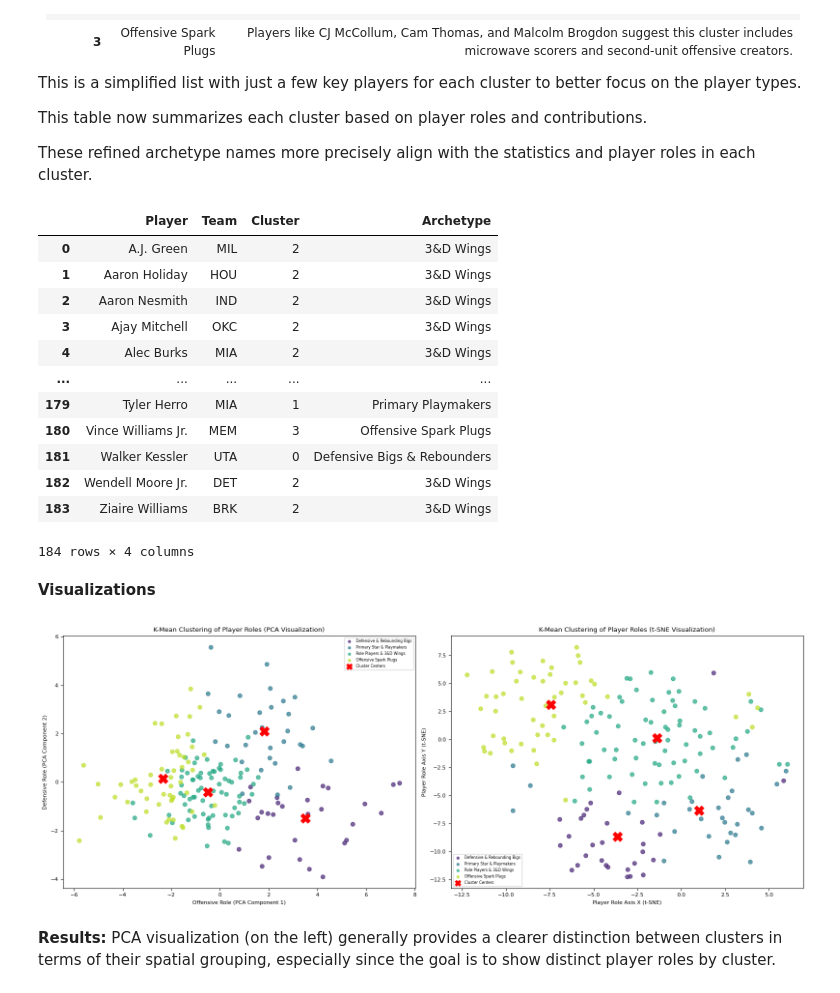
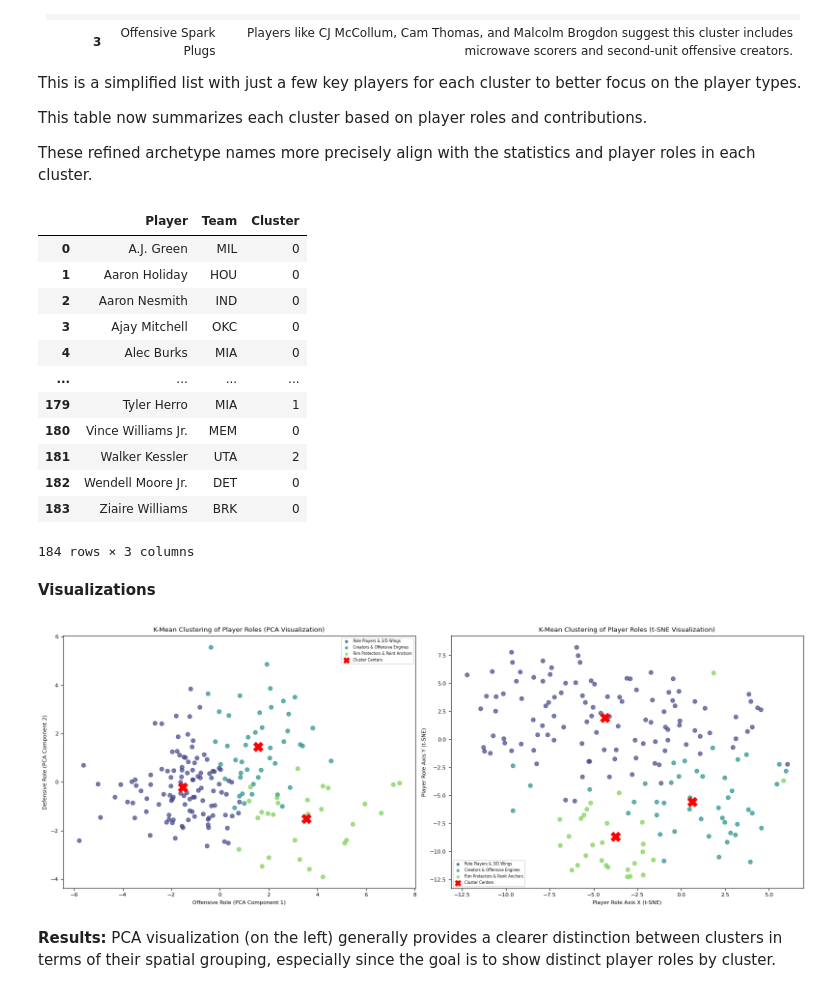
Before and after one commit to Makster04/Phase_4_Project, a Jupyter notebook: Project.ipynb, the cells around one changed output. Drawn from its saved outputs; the diff is of its cells as text; code cells hidden in the pictures.

```diff
--- a/Project.ipynb
+++ b/Project.ipynb
@@ -695,39 +695,37 @@ scaler = StandardScaler()
 X_scaled = scaler.fit_transform(X)
 
 # Perform clustering with 5 clusters
-kmeans = KMeans(n_clusters=4, random_state=42, n_init=10)
+kmeans = KMeans(n_clusters=3, random_state=42, n_init=10)
 processed_df['Cluster'] = kmeans.fit_predict(X_scaled)
 
 # Define Archetype Names
 archetype_map = {
-    0: "Defensive Bigs & Rebounders",
-    1: "Primary Playmakers",
-    2: "3&D Wings",
-    3: "Offensive Spark Plugs",
+    0: "Role Players & Utility Guards/Wings",
+    1: "Stars, Creators & Offensive Engines",
+    2: "Bigs, Rim Protectors & Paint Anchors",
 }
 
 # Map archetype names
-processed_df['Archetype'] = processed_df['Cluster'].map(archetype_map)
 
 # Display resulting clusters with archetypes
-clustered_players = processed_df[['Player', 'Team', 'Cluster', "Archetype"]].sort_values(by='Player')
+clustered_players = processed_df[['Player', 'Team', 'Cluster']].sort_values(by='Player')
 
 # Show the clustered players as a table
 clustered_players
 # %% [output]
-|  | Player | Team | Cluster | Archetype |
-| 0 | A.J. Green | MIL | 2 | 3&D Wings |
-| 1 | Aaron Holiday | HOU | 2 | 3&D Wings |
-| 2 | Aaron Nesmith | IND | 2 | 3&D Wings |
-| 3 | Ajay Mitchell | OKC | 2 | 3&D Wings |
-| 4 | Alec Burks | MIA | 2 | 3&D Wings |
-| ... | ... | ... | ... | ... |
-| 179 | Tyler Herro | MIA | 1 | Primary Playmakers |
-| 180 | Vince Williams Jr. | MEM | 3 | Offensive Spark Plugs |
-| 181 | Walker Kessler | UTA | 0 | Defensive Bigs & Rebounders |
-| 182 | Wendell Moore Jr. | DET | 2 | 3&D Wings |
-| 183 | Ziaire Williams | BRK | 2 | 3&D Wings |
+|  | Player | Team | Cluster |
+| 0 | A.J. Green | MIL | 0 |
+| 1 | Aaron Holiday | HOU | 0 |
+| 2 | Aaron Nesmith | IND | 0 |
+| 3 | Ajay Mitchell | OKC | 0 |
+| 4 | Alec Burks | MIA | 0 |
+| ... | ... | ... | ... |
+| 179 | Tyler Herro | MIA | 1 |
+| 180 | Vince Williams Jr. | MEM | 0 |
+| 181 | Walker Kessler | UTA | 2 |
+| 182 | Wendell Moore Jr. | DET | 0 |
+| 183 | Ziaire Williams | BRK | 0 |
-184 rows × 4 columns
+184 rows × 3 columns
 # %% [markdown]
 **Visualizations**
 # %%
@@ -739,11 +737,12 @@ from sklearn.cluster import KMeans
 from sklearn.preprocessing import StandardScaler
 import matplotlib.pyplot as plt
 
+# Standardize the data
 scaler = StandardScaler()
 X_scaled = scaler.fit_transform(X)
 
 # Perform KMeans clustering
-kmeans = KMeans(n_clusters=4, random_state=42)
+kmeans = KMeans(n_clusters=3, random_state=42)
 clusters = kmeans.fit_predict(X_scaled)
 centroids = kmeans.cluster_centers_
 
@@ -755,52 +754,49 @@ pca_centroids = pca.transform(centroids)
 # Perform t-SNE
 tsne = TSNE(n_components=2, perplexity=30, random_state=42)
 X_tsne = tsne.fit_transform(X_scaled)
-tsne_centroids = np.array([X_tsne[clusters == i].mean(axis=0) for i in range(4)])
+tsne_centroids = np.array([X_tsne[clusters == i].mean(axis=0) for i in range(3)])
 
-# Optional: Add cluster labels to the DataFrame
-
-# Archetype naming
+# Archetype naming for 3 clusters
 archetype_map = {
-    0: "Defensive & Rebounding Bigs",
-    1: "Primary Star & Playmakers",
-    2: "Role Players & 3&D Wings",
-    3: "Offensive Spark Plugs",
+    0: "Role Players & 3/D Wings",
+    1: "Creators & Offensive Engines",
+    2: "Rim Protectors & Paint Anchors",
 }
 
 # Plotting
 fig, axes = plt.subplots(1, 2, figsize=(16, 6))
-colors = plt.cm.viridis([0.1, 0.4, 0.6, 0.9])
+colors = plt.cm.viridis(np.linspace(0.2, 0.8, 3))  # 3 distinct colors
 
 # PCA Plot
-for cluster_id in range(4):
+for cluster_id in range(3):
     mask = clusters == cluster_id
     axes[0].scatter(X_pca[mask, 0], X_pca[mask, 1],
                     label=archetype_map[cluster_id],
                     alpha=0.7, color=colors[cluster_id])
 axes[0].scatter(pca_centroids[:, 0], pca_centroids[:, 1],
                 marker='X', c='red', s=200, label='Cluster Centers')
 axes[0].set_title('K-Mean Clustering of Player Roles (PCA Visualization)')
 axes[0].set_xlabel('Offensive Role (PCA Component 1)')
 axes[0].set_ylabel('Defensive Role (PCA Component 2)')
 axes[0].legend(loc='best', fontsize='x-small', markerscale=0.6)
 
 # t-SNE Plot
-for cluster_id in range(4):
+for cluster_id in range(3):
     mask = clusters == cluster_id
     axes[1].scatter(X_tsne[mask, 0], X_tsne[mask, 1],
                     label=archetype_map[cluster_id],
                     alpha=0.7, color=colors[cluster_id])
 axes[1].scatter(tsne_centroids[:, 0], tsne_centroids[:, 1],
                 marker='X', c='red', s=200, label='Cluster Centers')
 axes[1].set_title('K-Mean Clustering of Player Roles (t-SNE Visualization)')
 axes[1].set_xlabel('Player Role Axis X (t-SNE)')
 axes[1].set_ylabel('Player Role Axis Y (t-SNE)')
 axes[1].legend(loc='lower left', fontsize='x-small', markerscale=0.6)
 
 plt.tight_layout()
 plt.show()
 # %% [output]
-[figure, old version]
+[figure, new version]
 # %% [markdown]
 **Results:**
 PCA visualization (on the left) generally provides a clearer distinction between clusters in terms of their spatial grouping, especially since the goal is to show distinct player roles by cluster.
```
Also changed, not shown: parts of 9 cells of this notebook, 9 other files.
